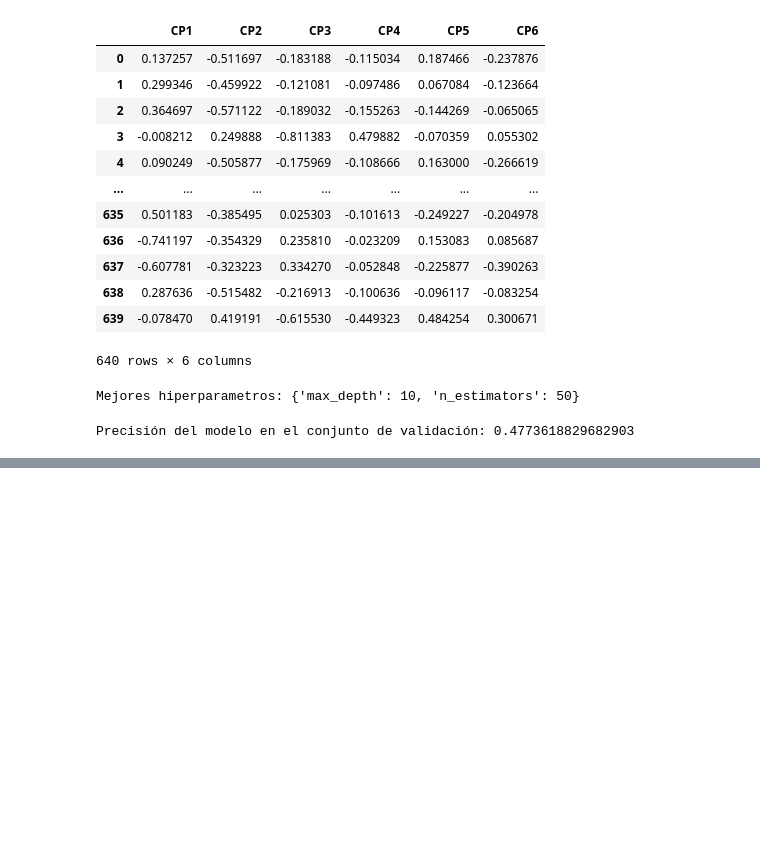
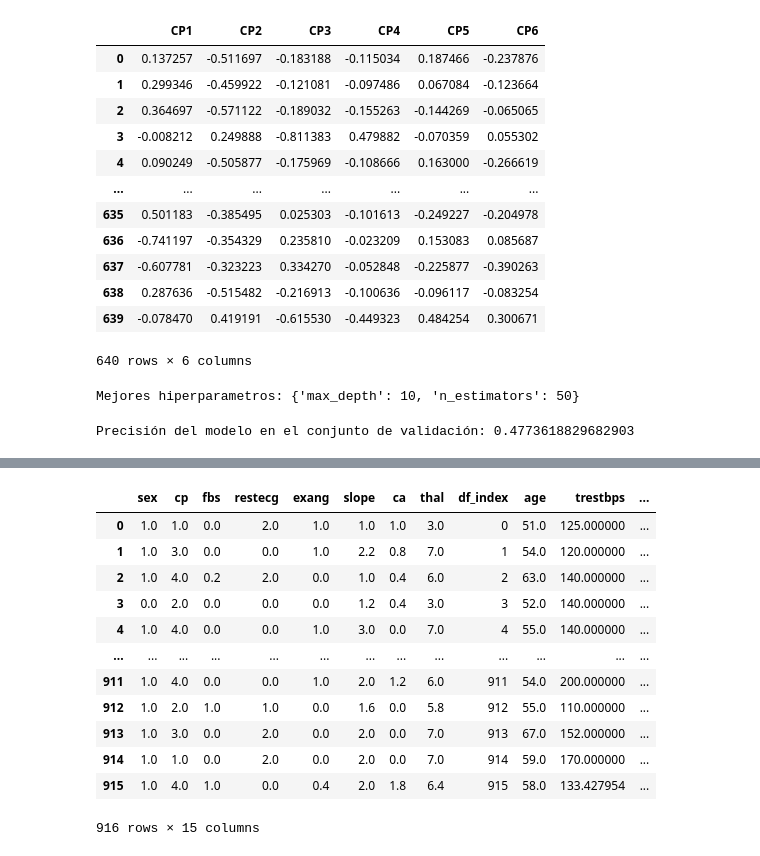
Before and after one commit to nachoreyesv/DATA_PROJECT_3, a Jupyter notebook: Ejecutable/Ines/pruebas.ipynb, the cells around one changed output, grey strips where cells are left out. Saved outputs shown, nothing was run; the diff lists cells and outputs as text; code cells hidden in the pictures; blank space fills up the shorter version.

```diff
--- a/Ejecutable/Ines/pruebas.ipynb
+++ b/Ejecutable/Ines/pruebas.ipynb
@@ -1268,0 +1285,5 @@ Precisión del modelo en el conjunto de validación: 0.4773618829682903
+# %%
+import numpy as np
+df_sin_chol0 = df.copy()
+df_sin_chol0['chol'].replace({0: np.nan}, inplace = True)
+df_sin_chol0['chol'].nsmallest(10)
@@ -1268,0 +1302,22 @@ Precisión del modelo en el conjunto de validación: 0.4773618829682903
+# %%
+categorical_cols = ['sex', 'cp', 'fbs', 'restecg', 'exang', 'slope', 'ca', 'thal']
+
+# # Construimos el modelo
+# imp02_1 = KNNImputer(n_neighbors=5, weights="uniform")
+
+# # Ajustamos el modelo e imputamos los missing values
+# imput02_1 = imp02_1.fit_transform(df[categorical_cols])
+# imput02_1 = pd.DataFrame(imput02_1, columns=categorical_cols)
+
+# imput02_1['df_index'] = df['df_index']
+# imput02_1
+# df
+
+# imp02_2 = IterativeImputer(max_iter=10, random_state=0)
+# numeric_cols = ['age', 'trestbps', 'chol', 'thalach', 'oldpeak']
+imput04_1 = imp02_2.fit_transform(df_sin_chol0[numeric_cols])
+imput04_1 = pd.DataFrame(imput04_1, columns=numeric_cols)
+
+imput04_1['df_index'] = df_sin_chol0['df_index']
+
+imput04_1.describe()
@@ -1268,0 +1334,19 @@ Precisión del modelo en el conjunto de validación: 0.4773618829682903
+# %%
+df_imput04_1 = pd.merge(imput02_1, imput04_1, on='df_index')
+
+df_imput04 = pd.merge(df_imput04_1, label_df, on='df_index')
+df_imput04
+# %% [output]
+|  | sex | cp | fbs | restecg | exang | slope | ca | thal | df_index | age | trestbps | ... |
+| 0 | 1.0 | 1.0 | 0.0 | 2.0 | 1.0 | 1.0 | 1.0 | 3.0 | 0 | 51.0 | 125.000000 | ... |
+| 1 | 1.0 | 3.0 | 0.0 | 0.0 | 1.0 | 2.2 | 0.8 | 7.0 | 1 | 54.0 | 120.000000 | ... |
+| 2 | 1.0 | 4.0 | 0.2 | 2.0 | 0.0 | 1.0 | 0.4 | 6.0 | 2 | 63.0 | 140.000000 | ... |
+| 3 | 0.0 | 2.0 | 0.0 | 0.0 | 0.0 | 1.2 | 0.4 | 3.0 | 3 | 52.0 | 140.000000 | ... |
+| 4 | 1.0 | 4.0 | 0.0 | 0.0 | 1.0 | 3.0 | 0.0 | 7.0 | 4 | 55.0 | 140.000000 | ... |
+| ... | ... | ... | ... | ... | ... | ... | ... | ... | ... | ... | ... | ... |
+| 911 | 1.0 | 4.0 | 0.0 | 0.0 | 1.0 | 2.0 | 1.2 | 6.0 | 911 | 54.0 | 200.000000 | ... |
+| 912 | 1.0 | 2.0 | 1.0 | 1.0 | 0.0 | 1.6 | 0.0 | 5.8 | 912 | 55.0 | 110.000000 | ... |
+| 913 | 1.0 | 3.0 | 0.0 | 2.0 | 0.0 | 2.0 | 0.0 | 7.0 | 913 | 67.0 | 152.000000 | ... |
+| 914 | 1.0 | 1.0 | 0.0 | 2.0 | 0.0 | 2.0 | 0.0 | 7.0 | 914 | 59.0 | 170.000000 | ... |
+| 915 | 1.0 | 4.0 | 1.0 | 0.0 | 0.4 | 2.0 | 1.8 | 6.4 | 915 | 58.0 | 133.427954 | ... |
+916 rows × 15 columns
```
Also changed, not shown: parts of 77 cells of this notebook, 1 other file.
